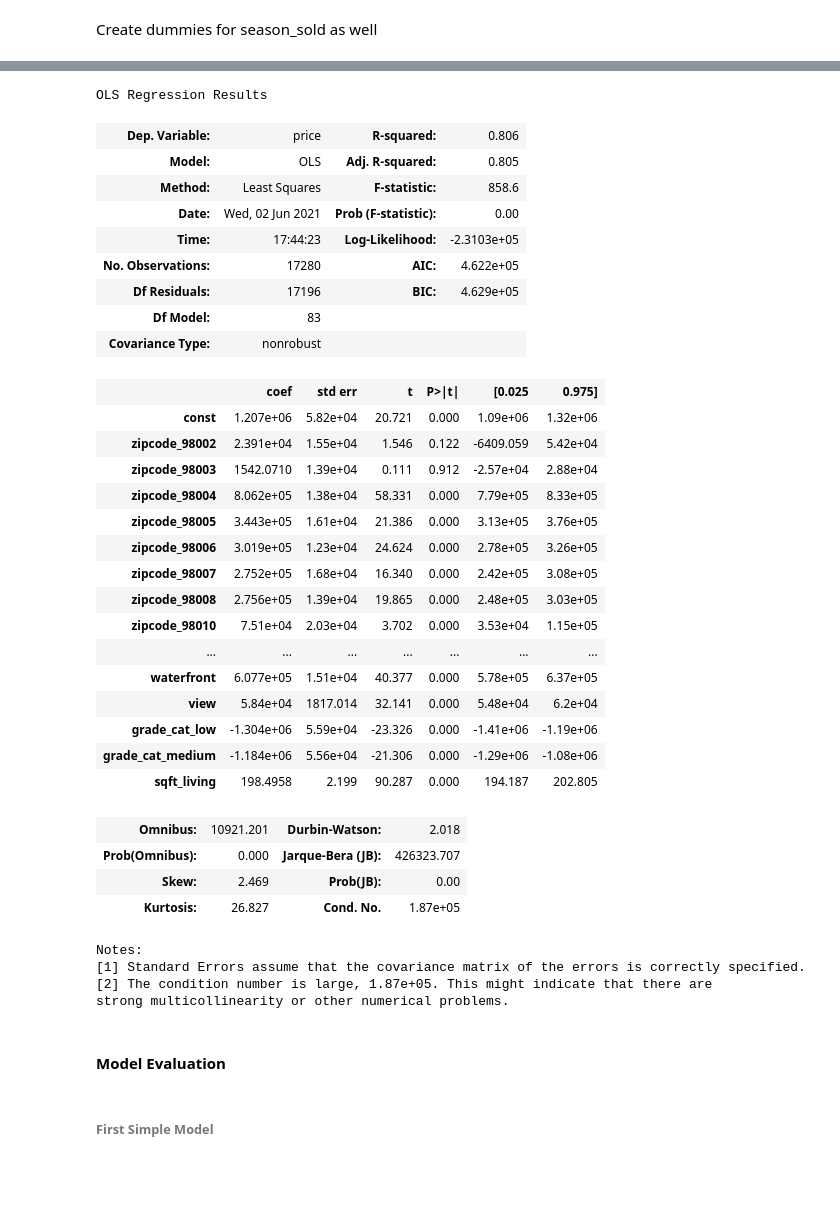
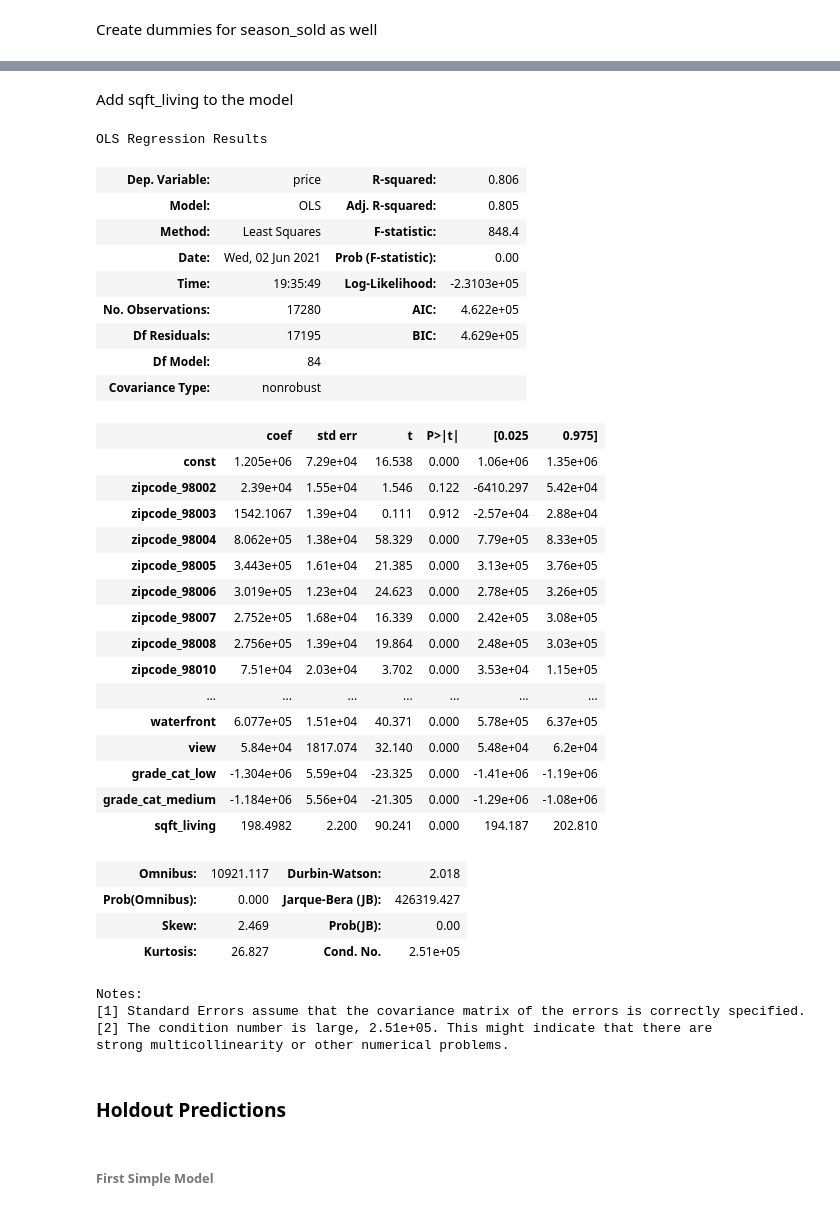
Before and after one commit to jasonarikupurathu/ds-east-042621-lectures, a Jupyter notebook: Phase_2/Phase2_project/Kings_County_Housing_Version_2.ipynb, the cells around one changed output, grey strips where cells are left out. Drawn from its saved outputs; the diff is of its cells as text; code cells hidden in the pictures; blank space fills up the shorter version.

```diff
--- a/Phase_2/Phase2_project/Kings_County_Housing_Version_2.ipynb
+++ b/Phase_2/Phase2_project/Kings_County_Housing_Version_2.ipynb
@@ -998,5 +950,5 @@ dummy_columns.tolist()
 # %%
-subset =[*all_zips,'bedrooms_2','bedrooms_3','bedrooms_4','bedrooms_5',
+subset =[*all_zips,'bedrooms_1','bedrooms_2','bedrooms_3','bedrooms_4','bedrooms_5',
         'bedrooms_6','bedrooms_7']
 
 X = sm.add_constant(kc_DF_wDUMS[subset])
@@ -1038,5 +992,5 @@ Notes:
 # %%
-subset =[*all_zips,'bedrooms_2','bedrooms_3','bedrooms_4','bedrooms_5',
+subset =[*all_zips,'bedrooms_1','bedrooms_2','bedrooms_3','bedrooms_4','bedrooms_5',
         'bedrooms_6','bedrooms_7','season_sold_Spring',
          'season_sold_Summer', 'season_sold_Winter', 'waterfront',
         'view', 'grade_cat_low','grade_cat_medium']
@@ -1079,52 +1033,54 @@ OLS Regression Results
 Notes:
 [1] Standard Errors assume that the covariance matrix of the errors is correctly specified.
+# %% [markdown]
+Add sqft_living to the model
 # %%
-subset =[*all_zips,'bedrooms_2','bedrooms_3','bedrooms_4','bedrooms_5',
+subset =[*all_zips,'bedrooms_1','bedrooms_2','bedrooms_3','bedrooms_4','bedrooms_5',
         'bedrooms_6','bedrooms_7','season_sold_Spring',
          'season_sold_Summer', 'season_sold_Winter', 'waterfront',
         'view', 'grade_cat_low','grade_cat_medium','sqft_living']
 
 X = sm.add_constant(kc_DF_wDUMS[subset])
 y = kc_DF_wDUMS['price']
 model = sm.OLS(y,X).fit()
 model.summary()
 # %% [output]
 OLS Regression Results
 | Dep. Variable: | price | R-squared: | 0.806 |
 | Model: | OLS | Adj. R-squared: | 0.805 |
-| Method: | Least Squares | F-statistic: | 858.6 |
+| Method: | Least Squares | F-statistic: | 848.4 |
 | Date: | Wed, 02 Jun 2021 | Prob (F-statistic): | 0.00 |
-| Time: | 17:44:23 | Log-Likelihood: | -2.3103e+05 |
+| Time: | 19:35:49 | Log-Likelihood: | -2.3103e+05 |
 | No. Observations: | 17280 | AIC: | 4.622e+05 |
-| Df Residuals: | 17196 | BIC: | 4.629e+05 |
-| Df Model: | 83 |  |  |
+| Df Residuals: | 17195 | BIC: | 4.629e+05 |
+| Df Model: | 84 |  |  |
 | Covariance Type: | nonrobust |  |  |
 |  | coef | std err | t | P>|t| | [0.025 | 0.975] |
-| const | 1.207e+06 | 5.82e+04 | 20.721 | 0.000 | 1.09e+06 | 1.32e+06 |
-| zipcode_98002 | 2.391e+04 | 1.55e+04 | 1.546 | 0.122 | -6409.059 | 5.42e+04 |
-| zipcode_98003 | 1542.0710 | 1.39e+04 | 0.111 | 0.912 | -2.57e+04 | 2.88e+04 |
-| zipcode_98004 | 8.062e+05 | 1.38e+04 | 58.331 | 0.000 | 7.79e+05 | 8.33e+05 |
-| zipcode_98005 | 3.443e+05 | 1.61e+04 | 21.386 | 0.000 | 3.13e+05 | 3.76e+05 |
-| zipcode_98006 | 3.019e+05 | 1.23e+04 | 24.624 | 0.000 | 2.78e+05 | 3.26e+05 |
-| zipcode_98007 | 2.752e+05 | 1.68e+04 | 16.340 | 0.000 | 2.42e+05 | 3.08e+05 |
-| zipcode_98008 | 2.756e+05 | 1.39e+04 | 19.865 | 0.000 | 2.48e+05 | 3.03e+05 |
+| const | 1.205e+06 | 7.29e+04 | 16.538 | 0.000 | 1.06e+06 | 1.35e+06 |
+| zipcode_98002 | 2.39e+04 | 1.55e+04 | 1.546 | 0.122 | -6410.297 | 5.42e+04 |
+| zipcode_98003 | 1542.1067 | 1.39e+04 | 0.111 | 0.912 | -2.57e+04 | 2.88e+04 |
+| zipcode_98004 | 8.062e+05 | 1.38e+04 | 58.329 | 0.000 | 7.79e+05 | 8.33e+05 |
+| zipcode_98005 | 3.443e+05 | 1.61e+04 | 21.385 | 0.000 | 3.13e+05 | 3.76e+05 |
+| zipcode_98006 | 3.019e+05 | 1.23e+04 | 24.623 | 0.000 | 2.78e+05 | 3.26e+05 |
+| zipcode_98007 | 2.752e+05 | 1.68e+04 | 16.339 | 0.000 | 2.42e+05 | 3.08e+05 |
+| zipcode_98008 | 2.756e+05 | 1.39e+04 | 19.864 | 0.000 | 2.48e+05 | 3.03e+05 |
 | zipcode_98010 | 7.51e+04 | 2.03e+04 | 3.702 | 0.000 | 3.53e+04 | 1.15e+05 |
 | ... | ... | ... | ... | ... | ... | ... |
-| waterfront | 6.077e+05 | 1.51e+04 | 40.377 | 0.000 | 5.78e+05 | 6.37e+05 |
-| view | 5.84e+04 | 1817.014 | 32.141 | 0.000 | 5.48e+04 | 6.2e+04 |
-| grade_cat_low | -1.304e+06 | 5.59e+04 | -23.326 | 0.000 | -1.41e+06 | -1.19e+06 |
-| grade_cat_medium | -1.184e+06 | 5.56e+04 | -21.306 | 0.000 | -1.29e+06 | -1.08e+06 |
-| sqft_living | 198.4958 | 2.199 | 90.287 | 0.000 | 194.187 | 202.805 |
+| waterfront | 6.077e+05 | 1.51e+04 | 40.371 | 0.000 | 5.78e+05 | 6.37e+05 |
+| view | 5.84e+04 | 1817.074 | 32.140 | 0.000 | 5.48e+04 | 6.2e+04 |
+| grade_cat_low | -1.304e+06 | 5.59e+04 | -23.325 | 0.000 | -1.41e+06 | -1.19e+06 |
+| grade_cat_medium | -1.184e+06 | 5.56e+04 | -21.305 | 0.000 | -1.29e+06 | -1.08e+06 |
+| sqft_living | 198.4982 | 2.200 | 90.241 | 0.000 | 194.187 | 202.810 |
-| Omnibus: | 10921.201 | Durbin-Watson: | 2.018 |
-| Prob(Omnibus): | 0.000 | Jarque-Bera (JB): | 426323.707 |
+| Omnibus: | 10921.117 | Durbin-Watson: | 2.018 |
+| Prob(Omnibus): | 0.000 | Jarque-Bera (JB): | 426319.427 |
 | Skew: | 2.469 | Prob(JB): | 0.00 |
-| Kurtosis: | 26.827 | Cond. No. | 1.87e+05 |
+| Kurtosis: | 26.827 | Cond. No. | 2.51e+05 |
 Notes:
 [1] Standard Errors assume that the covariance matrix of the errors is correctly specified.
-[2] The condition number is large, 1.87e+05. This might indicate that there are
+[2] The condition number is large, 2.51e+05. This might indicate that there are
 strong multicollinearity or other numerical problems.
-# %% [markdown]
-#### Model Evaluation
+# %% [markdown]
+### Holdout Predictions
 # %% [markdown]
 ###### First Simple Model
 # %%
```
Also changed, not shown: parts of 53 cells of this notebook.
